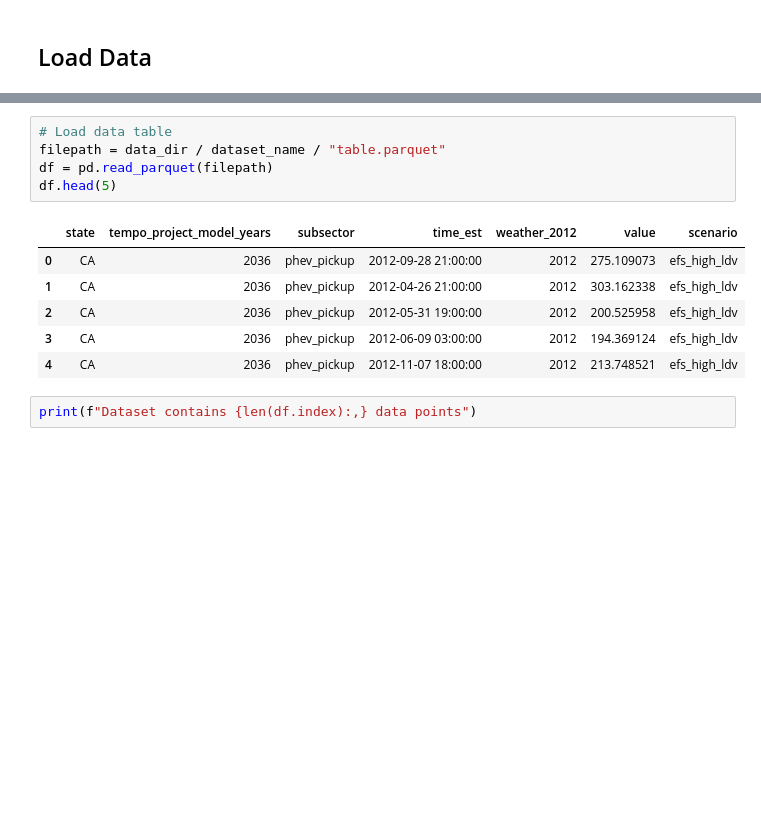
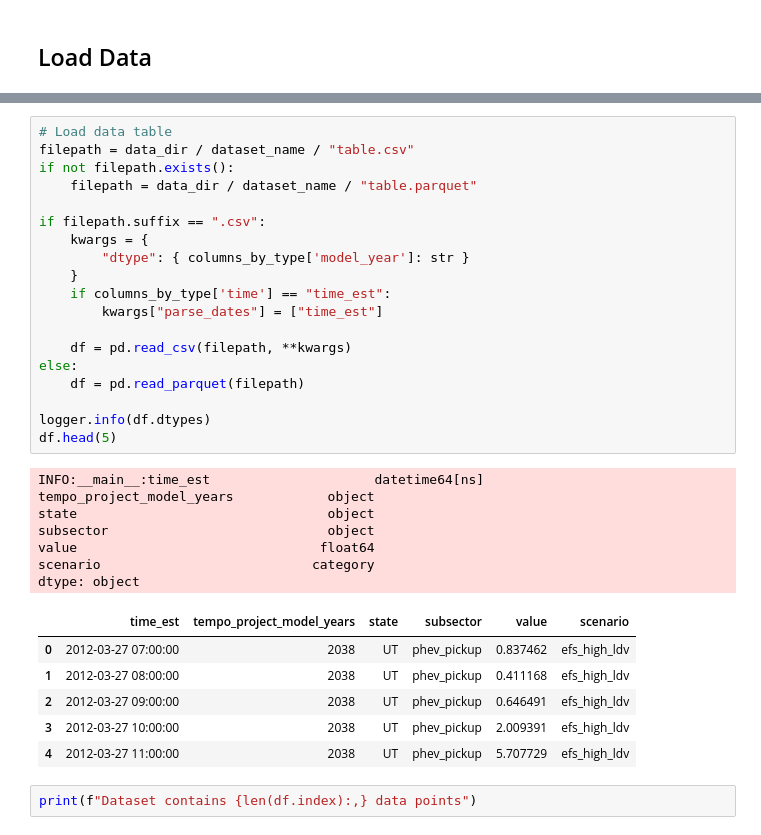
Before and after one commit to dsgrid/dsgrid-project-StandardScenarios, a Jupyter notebook: tempo_project/notebooks/examples-pandas.ipynb, the cells around one changed output, grey strips where cells are left out. Drawn from its saved outputs; the diff is of its cells as text; blank space fills up the shorter version.

Commit message:
Complete documentation, ready for one last read through

```diff
--- a/tempo_project/notebooks/examples-pandas.ipynb
+++ b/tempo_project/notebooks/examples-pandas.ipynb
@@ -63,15 +56,36 @@ columns_by_type = {dim_type: metadata["dimensions"][dim_type][0]["column_names"]
 # %%
 # Load data table
-filepath = data_dir / dataset_name / "table.parquet"
-df = pd.read_parquet(filepath)
+filepath = data_dir / dataset_name / "table.csv"
+if not filepath.exists():
+    filepath = data_dir / dataset_name / "table.parquet"
+
+if filepath.suffix == ".csv":
+    kwargs = {
+        "dtype": { columns_by_type['model_year']: str }
+    }
+    if columns_by_type['time'] == "time_est":
+        kwargs["parse_dates"] = ["time_est"]
+
+    df = pd.read_csv(filepath, **kwargs)
+else:
+    df = pd.read_parquet(filepath)
+
+logger.info(df.dtypes)
 df.head(5)
 # %% [output]
+INFO:__main__:time_est                     datetime64[ns]
+tempo_project_model_years            object
+state                                object
+subsector                            object
+value                               float64
+scenario                           category
+dtype: object
-|  | state | tempo_project_model_years | subsector | time_est | weather_2012 | value | scenario |
-| 0 | CA | 2036 | phev_pickup | 2012-09-28 21:00:00 | 2012 | 275.109073 | efs_high_ldv |
-| 1 | CA | 2036 | phev_pickup | 2012-04-26 21:00:00 | 2012 | 303.162338 | efs_high_ldv |
-| 2 | CA | 2036 | phev_pickup | 2012-05-31 19:00:00 | 2012 | 200.525958 | efs_high_ldv |
-| 3 | CA | 2036 | phev_pickup | 2012-06-09 03:00:00 | 2012 | 194.369124 | efs_high_ldv |
-| 4 | CA | 2036 | phev_pickup | 2012-11-07 18:00:00 | 2012 | 213.748521 | efs_high_ldv |
+|  | time_est | tempo_project_model_years | state | subsector | value | scenario |
+| 0 | 2012-03-27 07:00:00 | 2038 | UT | phev_pickup | 0.837462 | efs_high_ldv |
+| 1 | 2012-03-27 08:00:00 | 2038 | UT | phev_pickup | 0.411168 | efs_high_ldv |
+| 2 | 2012-03-27 09:00:00 | 2038 | UT | phev_pickup | 0.646491 | efs_high_ldv |
+| 3 | 2012-03-27 10:00:00 | 2038 | UT | phev_pickup | 2.009391 | efs_high_ldv |
+| 4 | 2012-03-27 11:00:00 | 2038 | UT | phev_pickup | 5.707729 | efs_high_ldv |
 # %%
 print(f"Dataset contains {len(df.index):,} data points")
 # %% [output]
```
Also changed, not shown: parts of 9 cells of this notebook, 4 other files.
